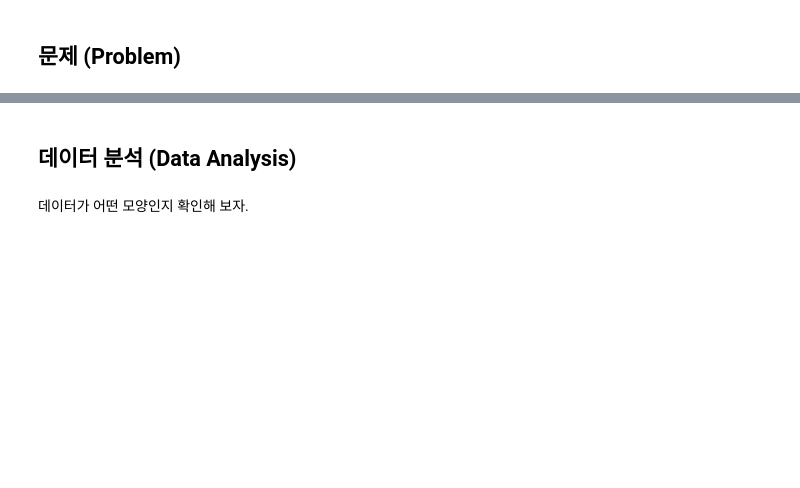
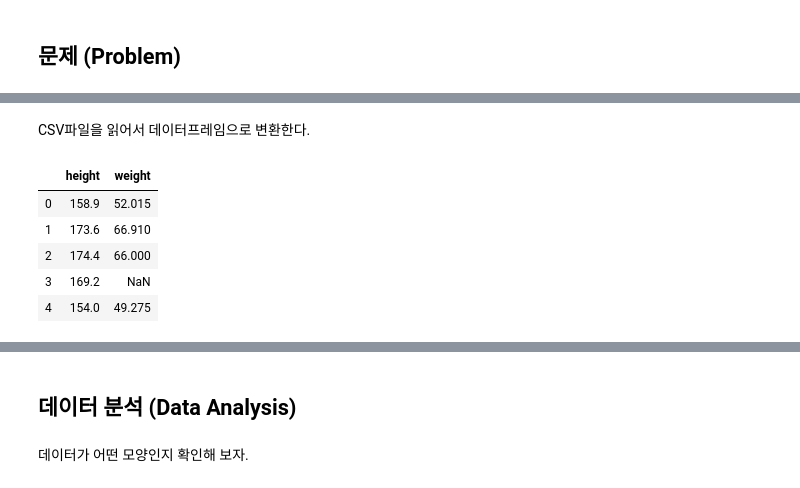
Before and after one commit to skettee/notebooks, a Jupyter notebook: linear_regression.ipynb, the cells around one changed output, grey strips where cells are left out. Drawn from its saved outputs; the diff is of its cells as text; code cells hidden in the pictures; blank space fills up the shorter version.

```diff
--- a/linear_regression.ipynb
+++ b/linear_regression.ipynb
@@ -38,0 +49,16 @@ weight_data=  [45.198, 46.212, 45.850, 47.389, 46.920, 49.275, 49.790, 50.354, 5
+# %% [markdown]
+CSV파일을 읽어서 데이터프레임으로 변환한다.
+# %%
+import numpy as np
+import pandas as pd
+
+df = pd.read_csv(path, index_col=0)
+
+df.head()
+# %% [output]
+|  | height | weight |
+| 0 | 158.9 | 52.015 |
+| 1 | 173.6 | 66.910 |
+| 2 | 174.4 | 66.000 |
+| 3 | 169.2 | NaN |
+| 4 | 154.0 | 49.275 |
```
Also changed, not shown: parts of 16 cells of this notebook, 5 other files.
